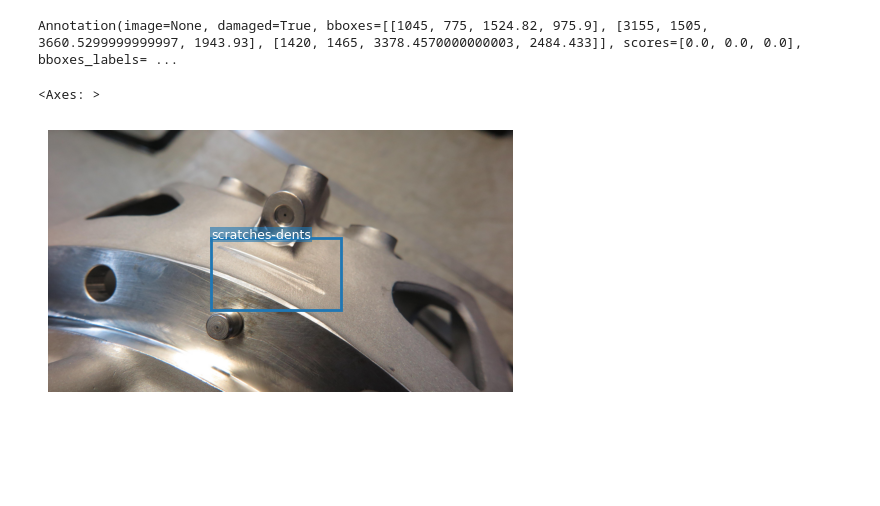
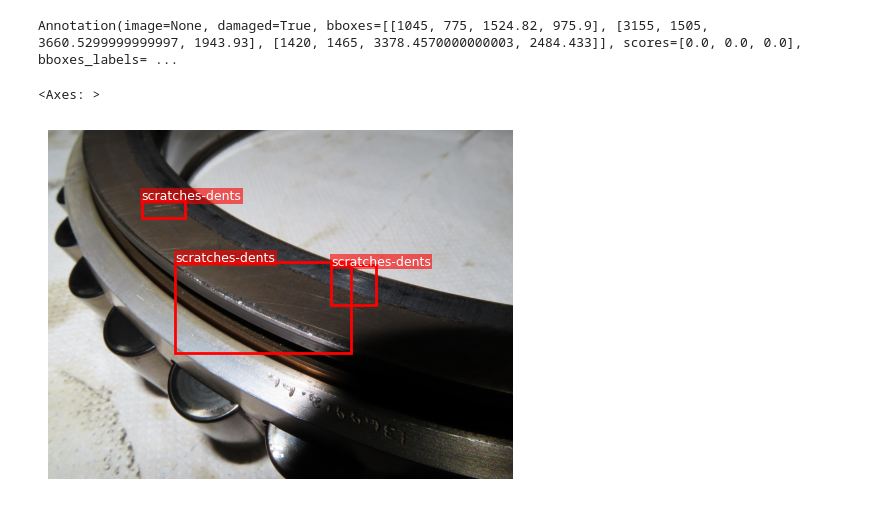
Before and after one commit to tanios13/aircraft-engine-anomaly-detection, a Jupyter notebook: notebooks/mynotebook.ipynb, the cells around one changed output. Saved outputs shown, nothing was run; the diff lists cells and outputs as text; code cells hidden in the pictures; blank space fills up the shorter version.

```diff
--- a/notebooks/mynotebook.ipynb
+++ b/notebooks/mynotebook.ipynb
@@ -88,10 +88,7 @@ Annotation(image=None, damaged=True, bboxes=[[1045, 775, 1524.82, 975.9], [3155,
 # %%
 from aircraft_anomaly_detection.viz_utils import draw_annotation
 
-draw_annotation(
-    ad[3][0],
-    ad[3][2].annotation,
-)
+draw_annotation(ad[0][0], ad[0][2].annotation, cmap=["red"])
 # %% [output]
 <Axes: >
-[figure, old version]
+[figure, new version]
```
Also changed, not shown: parts of 2 cells of this notebook.
